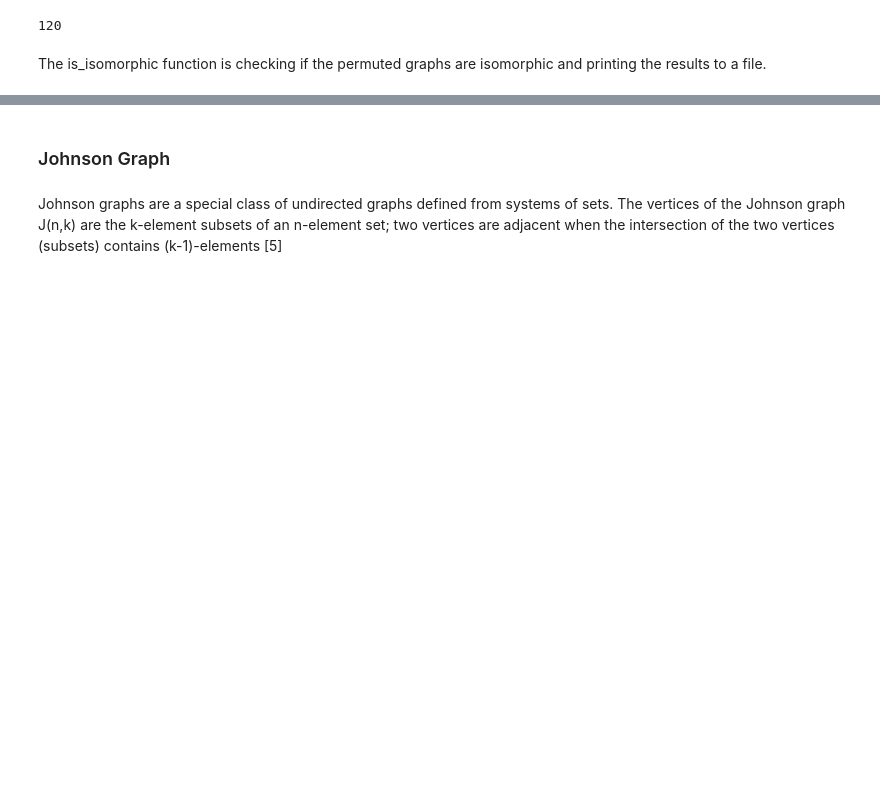
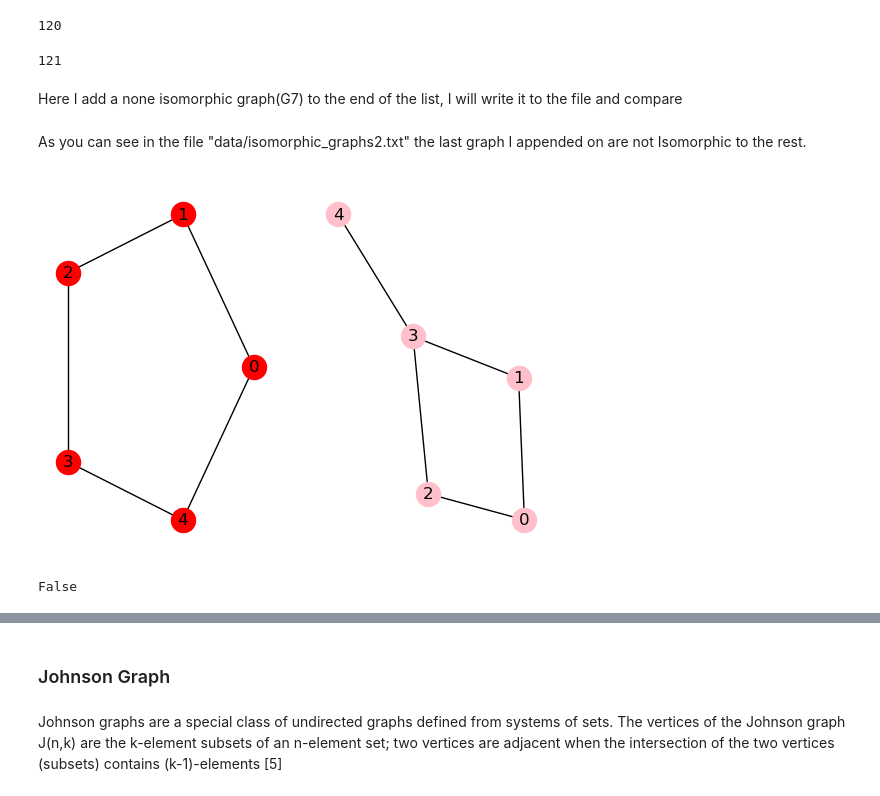
Before and after one commit to RoseDownes/Graph_Theory_Project, a Jupyter notebook: graph_isomorphism.ipynb, the cells around one changed output, grey strips where cells are left out. Drawn from its saved outputs; the diff is of its cells as text; code cells hidden in the pictures; blank space fills up the shorter version.

```diff
--- a/graph_isomorphism.ipynb
+++ b/graph_isomorphism.ipynb
@@ -204,5 +220,10 @@ with open("data/isomorphic_graphs.txt", "w") as f:
                 f.write(f"Graph {i} and graph {permuted_graphs.index(g2)} are Not Isomorphic.\n")
 # %% [output]
 120
-# %% [markdown]
-The is_isomorphic function is checking if the permuted graphs are isomorphic and printing the results to a file.
+# %%
+permuted_graphs.append(G7)
+print(len(permuted_graphs))
+# %% [output]
+121
+# %% [markdown]
+Here I add a none isomorphic graph(G7) to the end of the list, I will write it to the file and compare
@@ -208,0 +239,14 @@ The is_isomorphic function is checking if the permuted graphs are isomorphic and
+# %% [markdown]
+As you can see in the file "data/isomorphic_graphs2.txt" the last graph I appended on are not Isomorphic to the rest.
+# %%
+# here is the two graph G5 and G7
+fig, (ax1, ax2) = plt.subplots(1, 2)
+
+nx.draw_circular(G5, ax=ax1, with_labels=True, node_color="Red")
+nx.draw(G7, ax=ax2, with_labels=True, node_color="Pink")
+# %% [output]
+[figure, added]
+# %%
+nx.is_isomorphic(G5, G7)
+# %% [output]
+False
```
Also changed, not shown: parts of 21 cells of this notebook, 1 other file.
